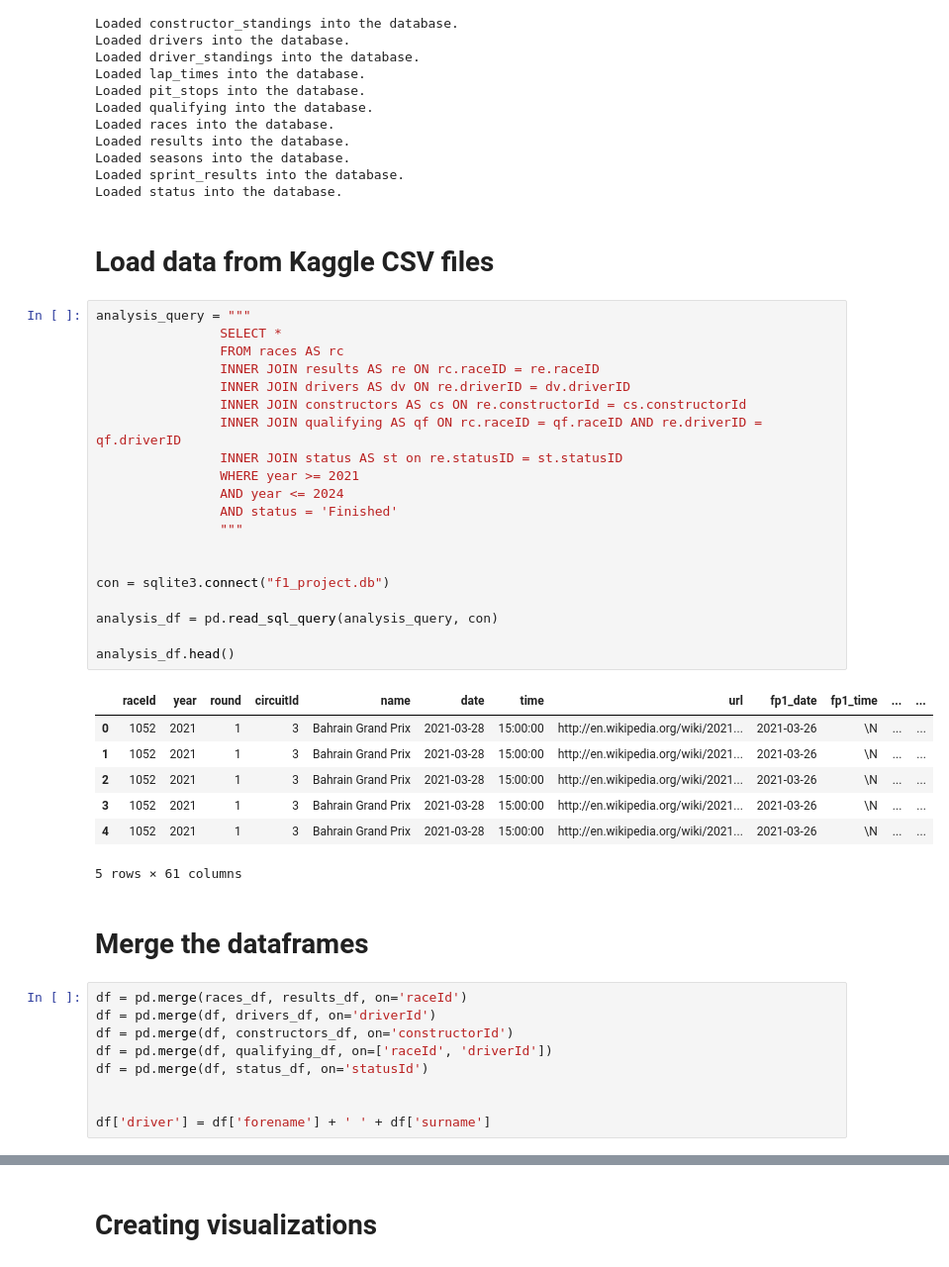
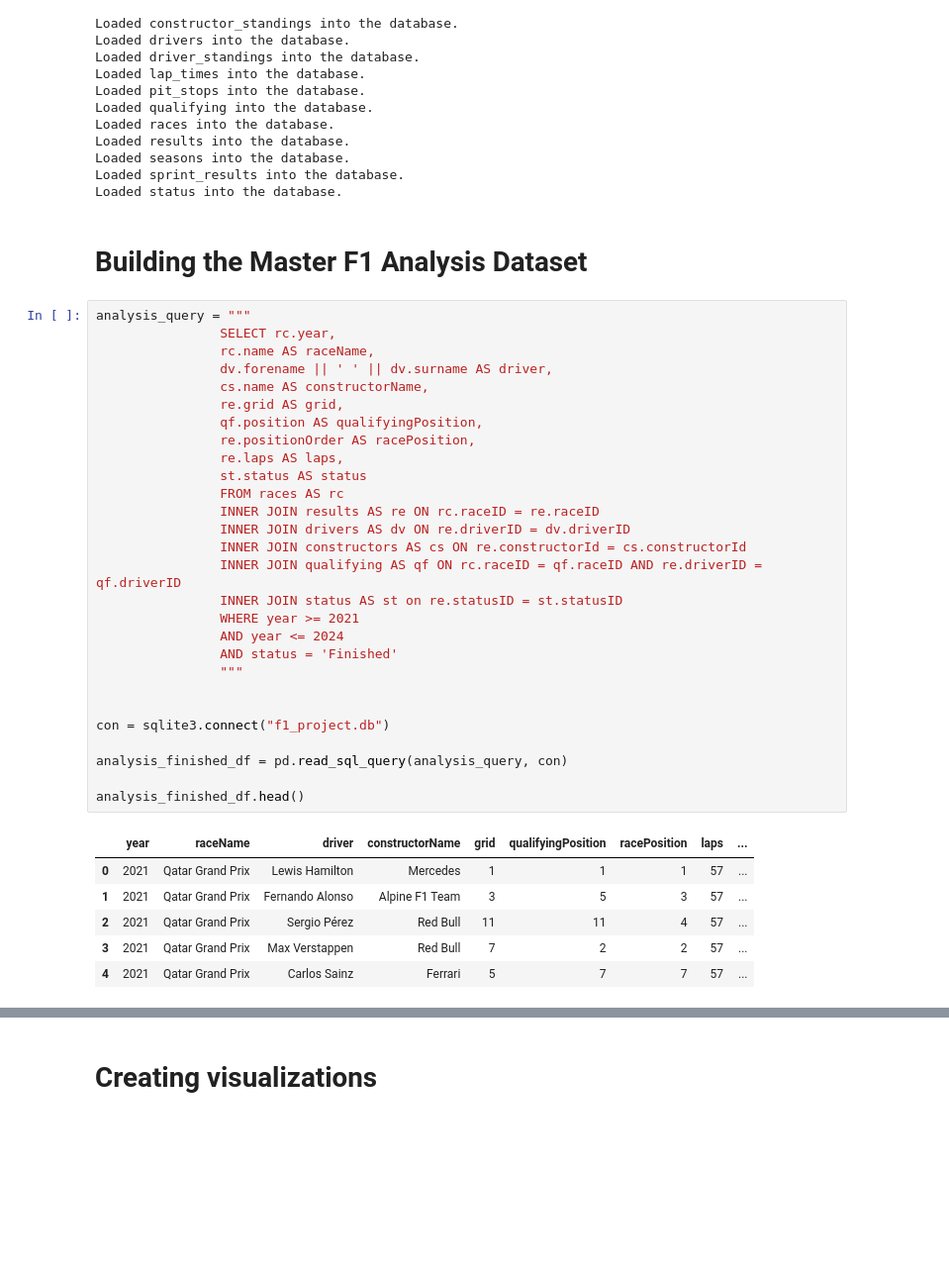
Before and after one commit to yicongyang216/F1_Analysis, a Jupyter notebook: F1_Analysis.ipynb, the cells around one changed output, grey strips where cells are left out. Shown: that part at 99% size. Cells and saved outputs as stored; diff of their text form; blank space fills up the shorter version.

Commit message:
refactor: Replace load CSV files and pandas merges with a single SQL query

```diff
--- a/F1_Analysis.ipynb
+++ b/F1_Analysis.ipynb
@@ -46,43 +46,39 @@ Loaded seasons into the database.
 Loaded sprint_results into the database.
 Loaded status into the database.
 # %% [markdown]
-# Load data from Kaggle CSV files
+# Building the Master F1 Analysis Dataset
 # %%
 analysis_query = """
-                SELECT *
+                SELECT rc.year,
+                rc.name AS raceName,
+                dv.forename || ' ' || dv.surname AS driver,
+                cs.name AS constructorName,
+                re.grid AS grid,
+                qf.position AS qualifyingPosition,
+                re.positionOrder AS racePosition,
+                re.laps AS laps,
+                st.status AS status
                 FROM races AS rc
                 INNER JOIN results AS re ON rc.raceID = re.raceID
                 INNER JOIN drivers AS dv ON re.driverID = dv.driverID
                 INNER JOIN constructors AS cs ON re.constructorId = cs.constructorId
                 INNER JOIN qualifying AS qf ON rc.raceID = qf.raceID AND re.driverID = qf.driverID
                 INNER JOIN status AS st on re.statusID = st.statusID
                 WHERE year >= 2021
                 AND year <= 2024
                 AND status = 'Finished'
                 """
 
 
 con = sqlite3.connect("f1_project.db")
 
-analysis_df = pd.read_sql_query(analysis_query, con)
+analysis_finished_df = pd.read_sql_query(analysis_query, con)
 
-analysis_df.head()
+analysis_finished_df.head()
 # %% [output]
-|  | raceId | year | round | circuitId | name | date | time | url | fp1_date | fp1_time | ... | ... |
-| 0 | 1052 | 2021 | 1 | 3 | Bahrain Grand Prix | 2021-03-28 | 15:00:00 | http://en.wikipedia.org/wiki/2021... | 2021-03-26 | \N | ... | ... |
-| 1 | 1052 | 2021 | 1 | 3 | Bahrain Grand Prix | 2021-03-28 | 15:00:00 | http://en.wikipedia.org/wiki/2021... | 2021-03-26 | \N | ... | ... |
-| 2 | 1052 | 2021 | 1 | 3 | Bahrain Grand Prix | 2021-03-28 | 15:00:00 | http://en.wikipedia.org/wiki/2021... | 2021-03-26 | \N | ... | ... |
-| 3 | 1052 | 2021 | 1 | 3 | Bahrain Grand Prix | 2021-03-28 | 15:00:00 | http://en.wikipedia.org/wiki/2021... | 2021-03-26 | \N | ... | ... |
-| 4 | 1052 | 2021 | 1 | 3 | Bahrain Grand Prix | 2021-03-28 | 15:00:00 | http://en.wikipedia.org/wiki/2021... | 2021-03-26 | \N | ... | ... |
+|  | year | raceName | driver | constructorName | grid | qualifyingPosition | racePosition | laps | ... |
+| 0 | 2021 | Qatar Grand Prix | Lewis Hamilton | Mercedes | 1 | 1 | 1 | 57 | ... |
+| 1 | 2021 | Qatar Grand Prix | Fernando Alonso | Alpine F1 Team | 3 | 5 | 3 | 57 | ... |
+| 2 | 2021 | Qatar Grand Prix | Sergio Pérez | Red Bull | 11 | 11 | 4 | 57 | ... |
+| 3 | 2021 | Qatar Grand Prix | Max Verstappen | Red Bull | 7 | 2 | 2 | 57 | ... |
+| 4 | 2021 | Qatar Grand Prix | Carlos Sainz | Ferrari | 5 | 7 | 7 | 57 | ... |
-5 rows × 61 columns
-# %% [markdown]
-# Merge the dataframes
-# %%
-df = pd.merge(races_df, results_df, on='raceId')
-df = pd.merge(df, drivers_df, on='driverId')
-df = pd.merge(df, constructors_df, on='constructorId')
-df = pd.merge(df, qualifying_df, on=['raceId', 'driverId'])
-df = pd.merge(df, status_df, on='statusId')
-
-
-df['driver'] = df['forename'] + ' ' + df['surname']
```
Also changed, not shown: parts of 3 cells of this notebook, 1 other file.
